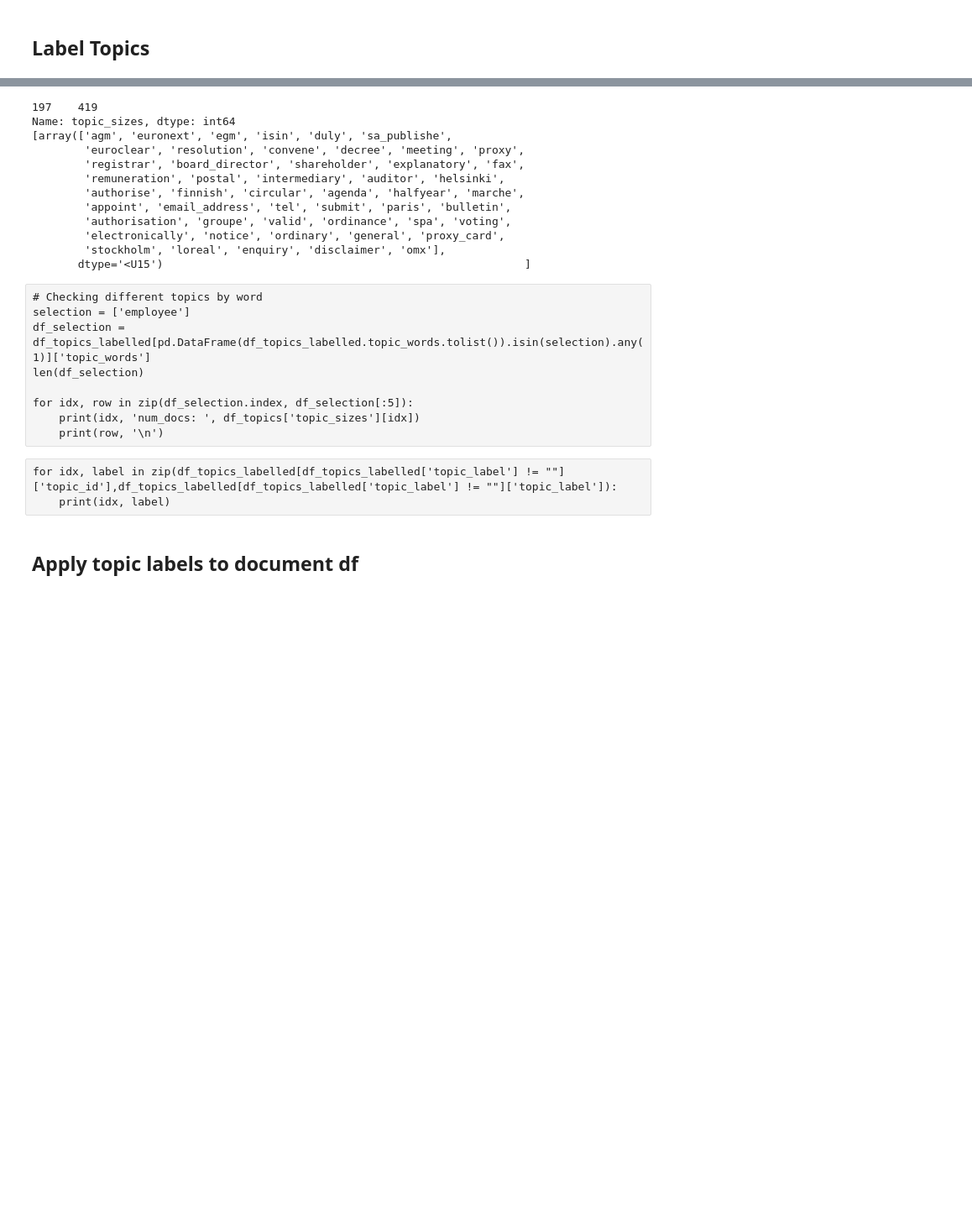
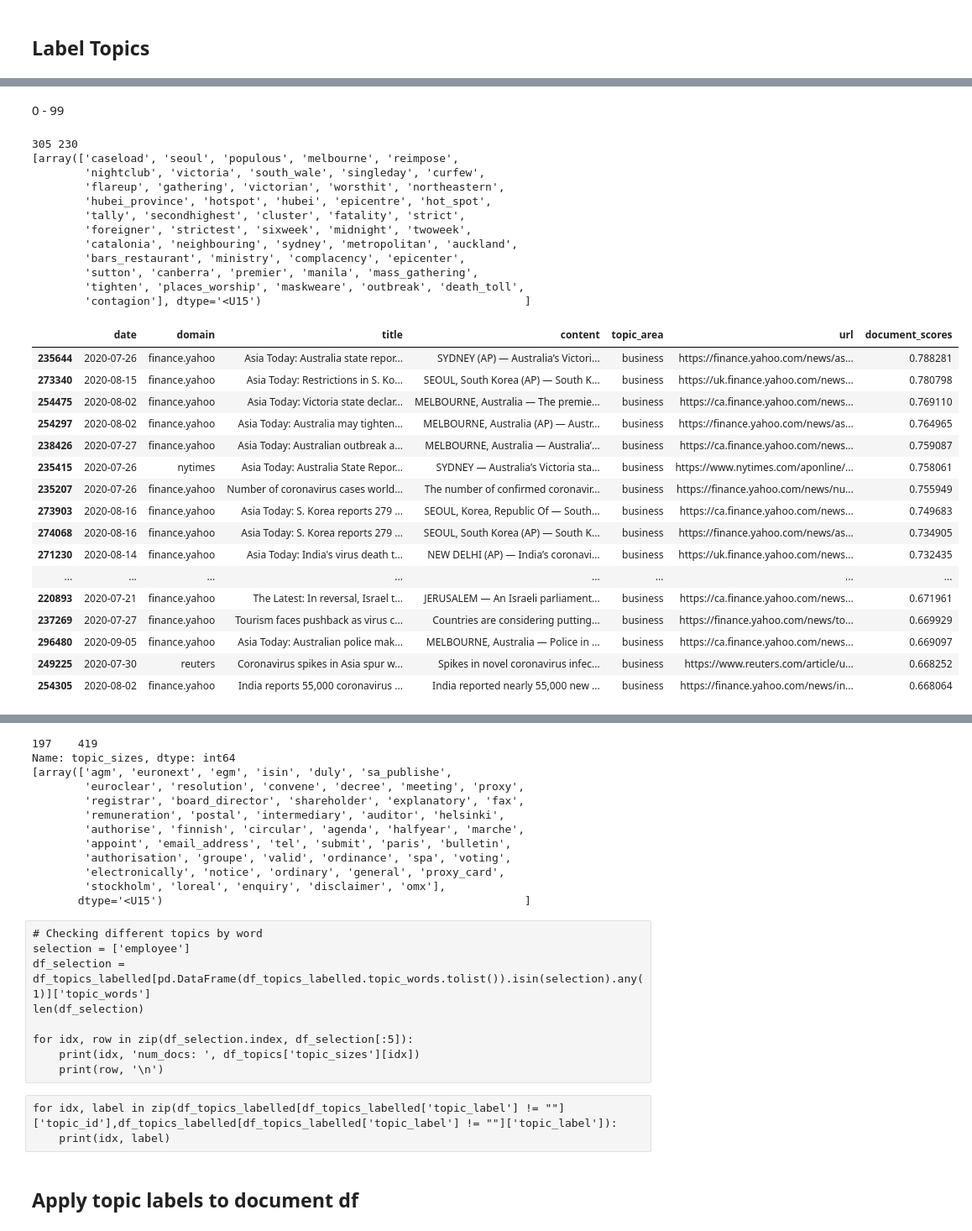
Before and after one commit to TraceyEtheridge/Thesis, a Jupyter notebook: Topic_Modelling_Top2Vec.ipynb, the cells around one changed output, grey strips where cells are left out. Shown at 84% size. Cells and saved outputs as stored; diff of their text form; code cells hidden in the pictures; blank space fills up the shorter version.

```diff
--- a/Topic_Modelling_Top2Vec.ipynb
+++ b/Topic_Modelling_Top2Vec.ipynb
@@ -356,7 +496,7 @@ idx = 1741
 topic_label = ['company_specific', 'Mesoblast Limited']
 df_topics_labelled.at[idx, 'topic_label'] = topic_label
 idx = 1740
-topic_label = ['sri_lanka', 'elections']
+topic_label = ['sri_lanka', 'politics', 'elections']
 df_topics_labelled.at[idx, 'topic_label'] = topic_label
 idx = 1739
 topic_label = ['bryan_cranston', 'covid_19_positive']
@@ -365,13 +505,13 @@ idx = 1738
 topic_label = ['general_industry_updates']
 df_topics_labelled.at[idx, 'topic_label'] = topic_label
 idx = 1737
-topic_label = ['south_korea', 'elections']
+topic_label = ['south_korea', 'politics', 'elections']
 df_topics_labelled.at[idx, 'topic_label'] = topic_label
 idx = 1736
 topic_label = ['company_specific', 'Halo']
 df_topics_labelled.at[idx, 'topic_label'] = topic_label
 idx = 1735
-topic_label = ['dwayne_johnson', 'football']
+topic_label = ['sport', 'dwayne_johnson', 'football']
 df_topics_labelled.at[idx, 'topic_label'] = topic_label
 idx = 1734
 topic_label = ['medical_trials']
@@ -392,7 +532,7 @@ idx = 1729
 topic_label = ['general_stock_updates']
 df_topics_labelled.at[idx, 'topic_label'] = topic_label
 idx = 1728
-topic_label = ['football', 'newcastle']
+topic_label = ['sport', 'football', 'newcastle']
 df_topics_labelled.at[idx, 'topic_label'] = topic_label
 idx = 1727
 topic_label = ['general_industry_updates']
@@ -481,4 +623,5 @@ df_topics_labelled.at[idx, 'topic_label'] = topic_label
 # %%
+
 idx = 1699
 topic_label = ['south_korea', 'mayor_dead']
 df_topics_labelled.at[idx, 'topic_label'] = topic_label
@@ -612,7 +755,7 @@ idx = 1656
 topic_label = ['company_specific', 'air_asia', 'trading_halt', 'auditor_concerns']
 df_topics_labelled.at[idx, 'topic_label'] = topic_label
 idx = 1655
-topic_label = ['soccer_womens']
+topic_label = ['sport', 'football_womens']
 df_topics_labelled.at[idx, 'topic_label'] = topic_label
 idx = 1654
 topic_label = ['general_stock_updates',]
@@ -777,5 +920,5 @@ idx = 1601
 topic_label = ['australia', 'ex_prime_minister_appointed_trade_minister']
 df_topics_labelled.at[idx, 'topic_label'] = topic_label
 idx = 1600
-topic_label = ['music', 'oasis']
+topic_label = ['entertainment', 'music', 'oasis']
 df_topics_labelled.at[idx, 'topic_label'] = topic_label
@@ -782,7 +2143,6 @@ df_topics_labelled.at[idx, 'topic_label'] = topic_label
+# %% [markdown]
+0 - 99
 # %%
-idx = 100
-topic_label = ['russia', 'belarus', 'putin']
-df_topics_labelled.at[idx, 'topic_label'] = topic_label
 idx = 99
 topic_label = ['sport']
 df_topics_labelled.at[idx, 'topic_label'] = topic_label
@@ -808,7 +2168,7 @@ idx = 92
 topic_label = ['banks']
 df_topics_labelled.at[idx, 'topic_label'] = topic_label
 idx = 91
-topic_label = ['technavio_updates']
+topic_label = ['finance', 'technavio_updates']
 df_topics_labelled.at[idx, 'topic_label'] = topic_label
 idx = 90
 topic_label = ['sport', 'ncaa']
@@ -826,7 +2186,7 @@ idx = 86
 topic_label = ['recipes']
 df_topics_labelled.at[idx, 'topic_label'] = topic_label
 idx = 85
-topic_label = ['us_election']
+topic_label = ['politics', 'us_election']
 df_topics_labelled.at[idx, 'topic_label'] = topic_label
 idx = 84
 topic_label = ['meat_plants']
@@ -856,7 +2216,7 @@ idx = 76
 topic_label = ['gambling_companies']
 df_topics_labelled.at[idx, 'topic_label'] = topic_label
 idx = 75
-topic_label = ['uk_football']
+topic_label = ['sport', 'uk_football']
 df_topics_labelled.at[idx, 'topic_label'] = topic_label
 idx = 74
 topic_label = ['airlines', 'redundancies']
@@ -865,7 +2225,7 @@ idx = 73
 topic_label = ['donations']
 df_topics_labelled.at[idx, 'topic_label'] = topic_label
 idx = 72
-topic_label = ['football']
+topic_label = ['sport', 'football']
 df_topics_labelled.at[idx, 'topic_label'] = topic_label
 idx = 71
 topic_label = ['internet']
@@ -886,7 +2246,7 @@ idx = 66
 topic_label = ['etf']
 df_topics_labelled.at[idx, 'topic_label'] = topic_label
 idx = 65
-topic_label = ['cricket']
+topic_label = ['sport', 'cricket']
 df_topics_labelled.at[idx, 'topic_label'] = topic_label
 idx = 64
 topic_label = ['celebrities', 'marriage', 'children']
@@ -895,7 +2255,7 @@ idx = 63
 topic_label = ['indian_shares']
 df_topics_labelled.at[idx, 'topic_label'] = topic_label
 idx = 62
-topic_label = ['baseball']
+topic_label = ['sport', 'baseball']
 df_topics_labelled.at[idx, 'topic_label'] = topic_label
 idx = 61
 topic_label = ['us', 'stimulus_funding']
@@ -907,10 +2267,10 @@ idx = 59
 topic_label = ['schools', 'covid']
 df_topics_labelled.at[idx, 'topic_label'] = topic_label
 idx = 58
-topic_label = ['football', 'covid']
+topic_label = ['sport', 'football', 'covid']
 df_topics_labelled.at[idx, 'topic_label'] = topic_label
 idx = 57
-topic_label = ['football', 'man_utd']
+topic_label = ['sport', 'football', 'man_utd']
 df_topics_labelled.at[idx, 'topic_label'] = topic_label
 idx = 56
 topic_label = ['fast_food']
@@ -973,7 +2333,7 @@ idx = 37
 topic_label = ['airlines', 'boeing']
 df_topics_labelled.at[idx, 'topic_label'] = topic_label
 idx = 36
-topic_label = ['nfl']
+topic_label = ['sport', 'nfl']
 df_topics_labelled.at[idx, 'topic_label'] = topic_label
 idx = 35
 topic_label = ['covid', 'personal_connections']
@@ -982,7 +2342,7 @@ idx = 34
 topic_label = ['airlines']
 df_topics_labelled.at[idx, 'topic_label'] = topic_label
 idx = 33
-topic_label = ['us_election', 'mail_voting']
+topic_label = ['politics', 'us_election', 'mail_voting']
 df_topics_labelled.at[idx, 'topic_label'] = topic_label
 idx = 32
 topic_label = ['dgap_updates']
@@ -1015,7 +2375,7 @@ idx = 23
 topic_label = ['result_announcements']
 df_topics_labelled.at[idx, 'topic_label'] = topic_label
 idx = 22
-topic_label = ['football', 'transfers']
+topic_label = ['sport', 'football', 'transfers']
 df_topics_labelled.at[idx, 'topic_label'] = topic_label
 idx = 21
 topic_label = ['gold_updates']
@@ -1181,13 +2495,44 @@ df_topics_labelled.at[idx, 'topic_label'] = topic_label
 # %%
-topic_num = 193
+topic_num = 300
 num_docs = df_topics[df_topics['topic_id'] == topic_num]['topic_sizes'].values[0]
-print(num_docs)
 documents, document_scores, document_ids = model.search_documents_by_topic(topic_num=topic_num, num_docs=num_docs)
 
 result_df = df.iloc[document_ids].copy()
 result_df["document_scores"] = document_scores
 result_df = result_df[result_df["document_scores"] >=0.5]
-print(len(result_df))
+print(num_docs, len(result_df))
+
+print(df_topics_labelled[df_topics_labelled['topic_id'] == topic_num]['topic_words'].values)
 
 result_df[:50][['date', 'domain', 'title', 'content', 'topic_area', 'url', 'document_scores']]
+# %% [output]
+305 230
+[array(['caseload', 'seoul', 'populous', 'melbourne', 'reimpose',
+        'nightclub', 'victoria', 'south_wale', 'singleday', 'curfew',
+        'flareup', 'gathering', 'victorian', 'worsthit', 'northeastern',
+        'hubei_province', 'hotspot', 'hubei', 'epicentre', 'hot_spot',
+        'tally', 'secondhighest', 'cluster', 'fatality', 'strict',
+        'foreigner', 'strictest', 'sixweek', 'midnight', 'twoweek',
+        'catalonia', 'neighbouring', 'sydney', 'metropolitan', 'auckland',
+        'bars_restaurant', 'ministry', 'complacency', 'epicenter',
+        'sutton', 'canberra', 'premier', 'manila', 'mass_gathering',
+        'tighten', 'places_worship', 'maskweare', 'outbreak', 'death_toll',
+        'contagion'], dtype='<U15')                                        ]
+|  | date | domain | title | content | topic_area | url | document_scores |
+| 235644 | 2020-07-26 | finance.yahoo | Asia Today: Australia state repor... | SYDNEY (AP) — Australia’s Victori... | business | https://finance.yahoo.com/news/as... | 0.788281 |
+| 273340 | 2020-08-15 | finance.yahoo | Asia Today: Restrictions in S. Ko... | SEOUL, South Korea (AP) — South K... | business | https://uk.finance.yahoo.com/news... | 0.780798 |
+| 254475 | 2020-08-02 | finance.yahoo | Asia Today: Victoria state declar... | MELBOURNE, Australia — The premie... | business | https://ca.finance.yahoo.com/news... | 0.769110 |
+| 254297 | 2020-08-02 | finance.yahoo | Asia Today: Australia may tighten... | MELBOURNE, Australia (AP) — Austr... | business | https://finance.yahoo.com/news/as... | 0.764965 |
+| 238426 | 2020-07-27 | finance.yahoo | Asia Today: Australian outbreak a... | MELBOURNE, Australia — Australia’... | business | https://ca.finance.yahoo.com/news... | 0.759087 |
+| 235415 | 2020-07-26 | nytimes | Asia Today: Australia State Repor... | SYDNEY — Australia’s Victoria sta... | business | https://www.nytimes.com/aponline/... | 0.758061 |
+| 235207 | 2020-07-26 | finance.yahoo | Number of coronavirus cases world... | The number of confirmed coronavir... | business | https://finance.yahoo.com/news/nu... | 0.755949 |
+| 273903 | 2020-08-16 | finance.yahoo | Asia Today: S. Korea reports 279 ... | SEOUL, Korea, Republic Of — South... | business | https://ca.finance.yahoo.com/news... | 0.749683 |
+| 274068 | 2020-08-16 | finance.yahoo | Asia Today: S. Korea reports 279 ... | SEOUL, South Korea (AP) — South K... | business | https://finance.yahoo.com/news/as... | 0.734905 |
+| 271230 | 2020-08-14 | finance.yahoo | Asia Today: India's virus death t... | NEW DELHI (AP) — India’s coronavi... | business | https://uk.finance.yahoo.com/news... | 0.732435 |
+| ... | ... | ... | ... | ... | ... | ... | ... |
+| 220893 | 2020-07-21 | finance.yahoo | The Latest: In reversal, Israel t... | JERUSALEM — An Israeli parliament... | business | https://ca.finance.yahoo.com/news... | 0.671961 |
+| 237269 | 2020-07-27 | finance.yahoo | Tourism faces pushback as virus c... | Countries are considering putting... | business | https://finance.yahoo.com/news/to... | 0.669929 |
+| 296480 | 2020-09-05 | finance.yahoo | Asia Today: Australian police mak... | MELBOURNE, Australia — Police in ... | business | https://ca.finance.yahoo.com/news... | 0.669097 |
+| 249225 | 2020-07-30 | reuters | Coronavirus spikes in Asia spur w... | Spikes in novel coronavirus infec... | business | https://www.reuters.com/article/u... | 0.668252 |
+| 254305 | 2020-08-02 | finance.yahoo | India reports 55,000 coronavirus ... | India reported nearly 55,000 new ... | business | https://finance.yahoo.com/news/in... | 0.668064 |
 # %%
```
Also changed, not shown: parts of 37 cells of this notebook.
